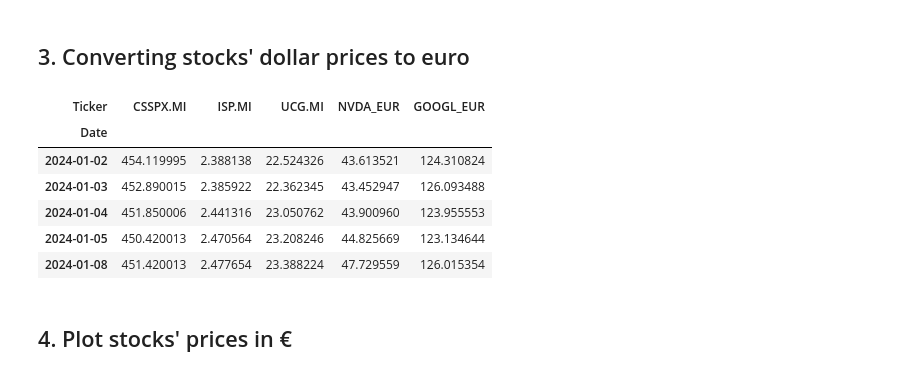
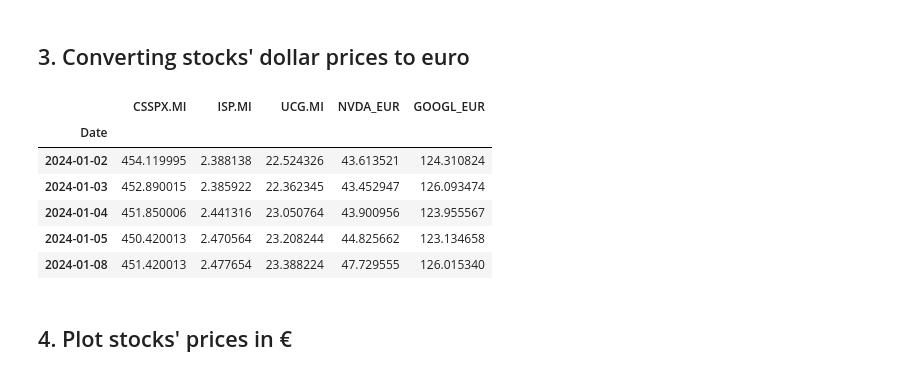
Before and after one commit to luigiselmi/finstat, a Jupyter notebook: experiments/experimental_portfolio.ipynb, the cells around one changed output. Saved outputs shown, nothing was run; the diff lists cells and outputs as text; code cells hidden in the pictures.

```diff
--- a/experiments/experimental_portfolio.ipynb
+++ b/experiments/experimental_portfolio.ipynb
@@ -103,0 +55,3 @@ stocks_close.to_csv(portfolio_price_file)
+# %%
+stock_prices = pd.read_csv(portfolio_close_price_file, index_col='Date')
+stock_prices.head()
@@ -147,3 +79,7 @@ plt.show()
 # %%
-eur_usd_file = '../data/eur_usd_data.csv'
-eur_usd_close.to_csv(eur_usd_file)
+eur_usd_close_file = '../data/eur_usd_close_data.csv'
+eur_usd_exchange_rate['Close'].to_csv(eur_usd_close_file, index_label='Date')
+eur_usd_exchange_rate = None
+# %%
+eur_usd = pd.read_csv(eur_usd_close_file, index_col='Date')
+eur_usd.head(3)
@@ -150,29 +102,29 @@ eur_usd_close.to_csv(eur_usd_file)
 # %% [markdown]
 ## 3. Converting stocks' dollar prices to euro
 # %%
-stocks_close['NVDA_EUR'] = np.nan
-stocks_close['GOOGL_EUR'] = np.nan
+stock_prices['NVDA_EUR'] = np.nan
+stock_prices['GOOGL_EUR'] = np.nan
 for day in date_index:
     day_key = str(day.date())
-    if ((day_key in stocks_close.index) and (day_key in eur_usd_close.index)):
-        nvda_usd_price = stocks_close['NVDA'][day_key]
-        googl_usd_price = stocks_close['GOOGL'][day_key]
-        eur_usd = eur_usd_close['EURUSD=X'][day_key]
-        nvda_eur_price = nvda_usd_price / eur_usd
-        stocks_close['NVDA_EUR'][day_key] = nvda_eur_price
-        googl_eur_price = googl_usd_price / eur_usd
-        stocks_close['GOOGL_EUR'][day_key] = googl_eur_price
+    if ((day_key in stock_prices.index) and (day_key in eur_usd.index)):
+        nvda_usd_price = stock_prices['NVDA'][day_key]
+        googl_usd_price = stock_prices['GOOGL'][day_key]
+        eur_usd_rate = eur_usd['EURUSD=X'][day_key]
+        nvda_eur_price = nvda_usd_price / eur_usd_rate
+        stock_prices['NVDA_EUR'][day_key] = nvda_eur_price
+        googl_eur_price = googl_usd_price / eur_usd_rate
+        stock_prices['GOOGL_EUR'][day_key] = googl_eur_price
 # %%
-stocks_close_eur = stocks_close.drop(['NVDA', 'GOOGL'], axis=1)
+stocks_close_eur = stock_prices.drop(['NVDA', 'GOOGL'], axis=1)
 stocks_close_eur.head()
 # %% [output]
-| Ticker | CSSPX.MI | ISP.MI | UCG.MI | NVDA_EUR | GOOGL_EUR |
+|  | CSSPX.MI | ISP.MI | UCG.MI | NVDA_EUR | GOOGL_EUR |
 | Date |  |  |  |  |  |
 | 2024-01-02 | 454.119995 | 2.388138 | 22.524326 | 43.613521 | 124.310824 |
-| 2024-01-03 | 452.890015 | 2.385922 | 22.362345 | 43.452947 | 126.093488 |
-| 2024-01-04 | 451.850006 | 2.441316 | 23.050762 | 43.900960 | 123.955553 |
-| 2024-01-05 | 450.420013 | 2.470564 | 23.208246 | 44.825669 | 123.134644 |
-| 2024-01-08 | 451.420013 | 2.477654 | 23.388224 | 47.729559 | 126.015354 |
+| 2024-01-03 | 452.890015 | 2.385922 | 22.362345 | 43.452947 | 126.093474 |
+| 2024-01-04 | 451.850006 | 2.441316 | 23.050764 | 43.900956 | 123.955567 |
+| 2024-01-05 | 450.420013 | 2.470564 | 23.208244 | 44.825662 | 123.134658 |
+| 2024-01-08 | 451.420013 | 2.477654 | 23.388224 | 47.729555 | 126.015340 |
 # %% [markdown]
 ## 4. Plot stocks' prices in €
 # %%
```
Also changed, not shown: parts of 20 cells of this notebook, 1 other file.
